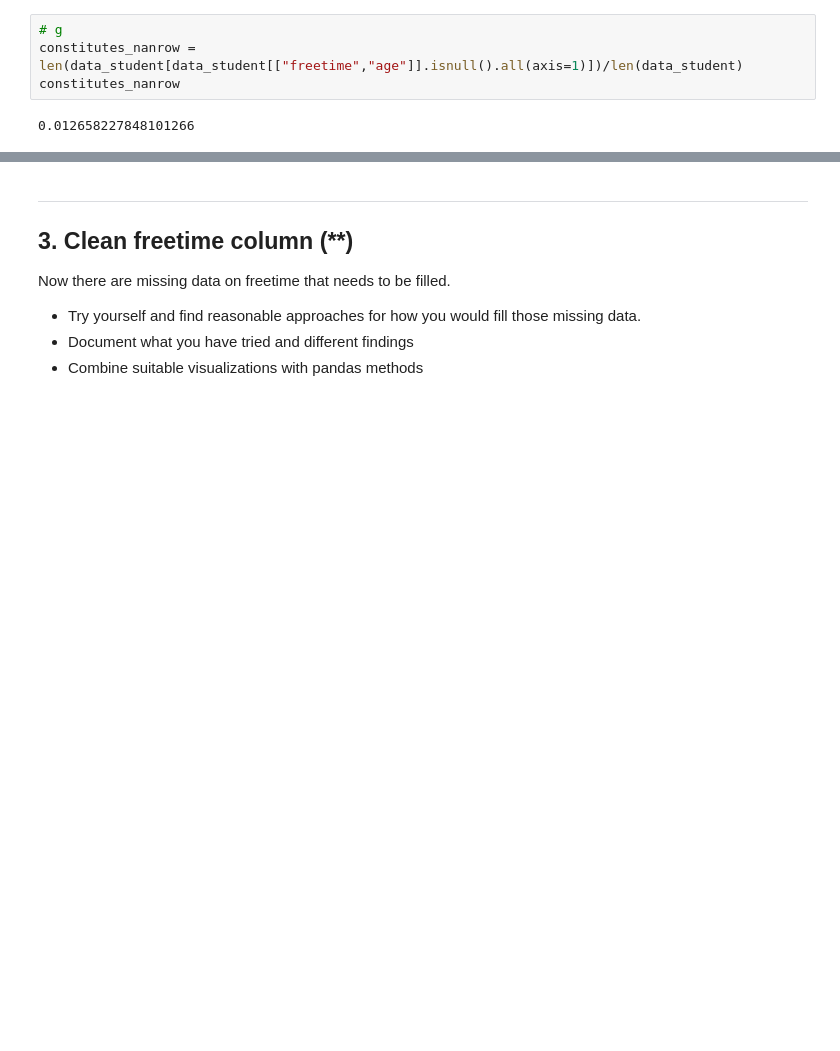
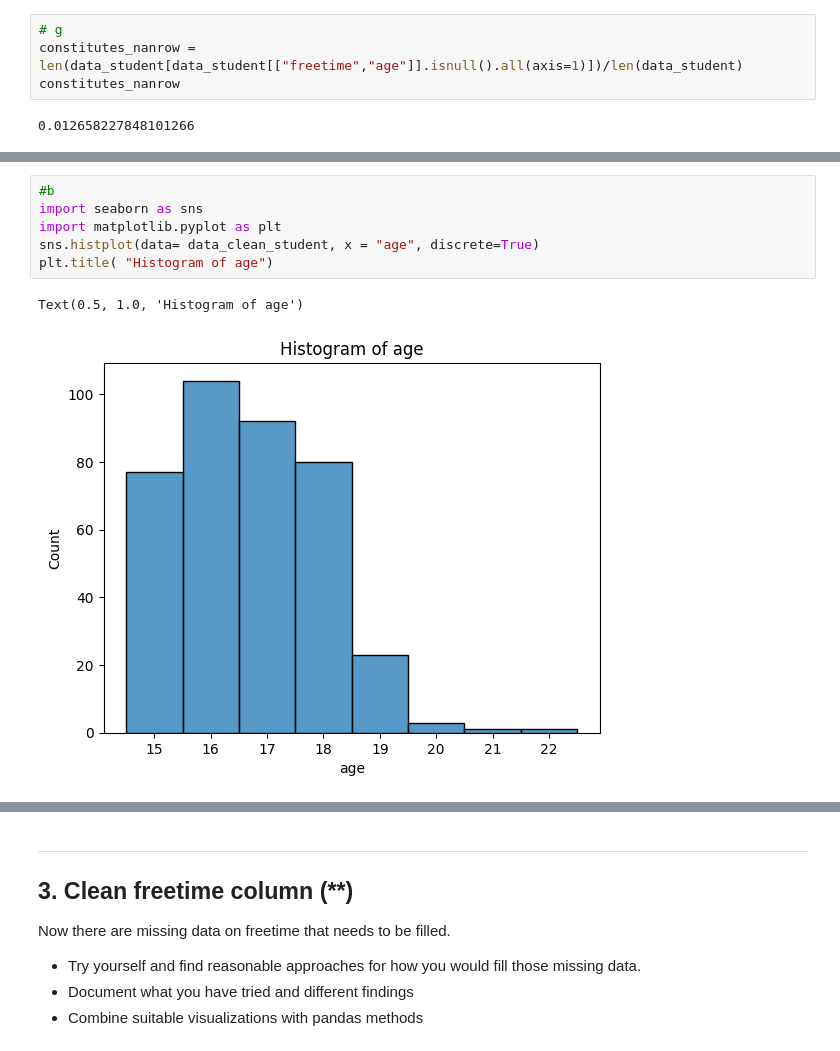
Before and after one commit to joan17920-lab/Databehandling-Joan-Z, a Jupyter notebook: Exercises/E01_missing_aggregation.ipynb, the cells around one changed output, grey strips where cells are left out. Cells and saved outputs as stored; diff of their text form; blank space fills up the shorter version.

```diff
--- a/Exercises/E01_missing_aggregation.ipynb
+++ b/Exercises/E01_missing_aggregation.ipynb
@@ -297,0 +299,9 @@ g)
+# %%
+#b
+import seaborn as sns
+import matplotlib.pyplot as plt
+sns.histplot(data= data_clean_student, x = "age", discrete=True)
+plt.title( "Histogram of age")
+# %% [output]
+Text(0.5, 1.0, 'Histogram of age')
+[figure, added]
```
Also changed, not shown: parts of 8 cells of this notebook.
